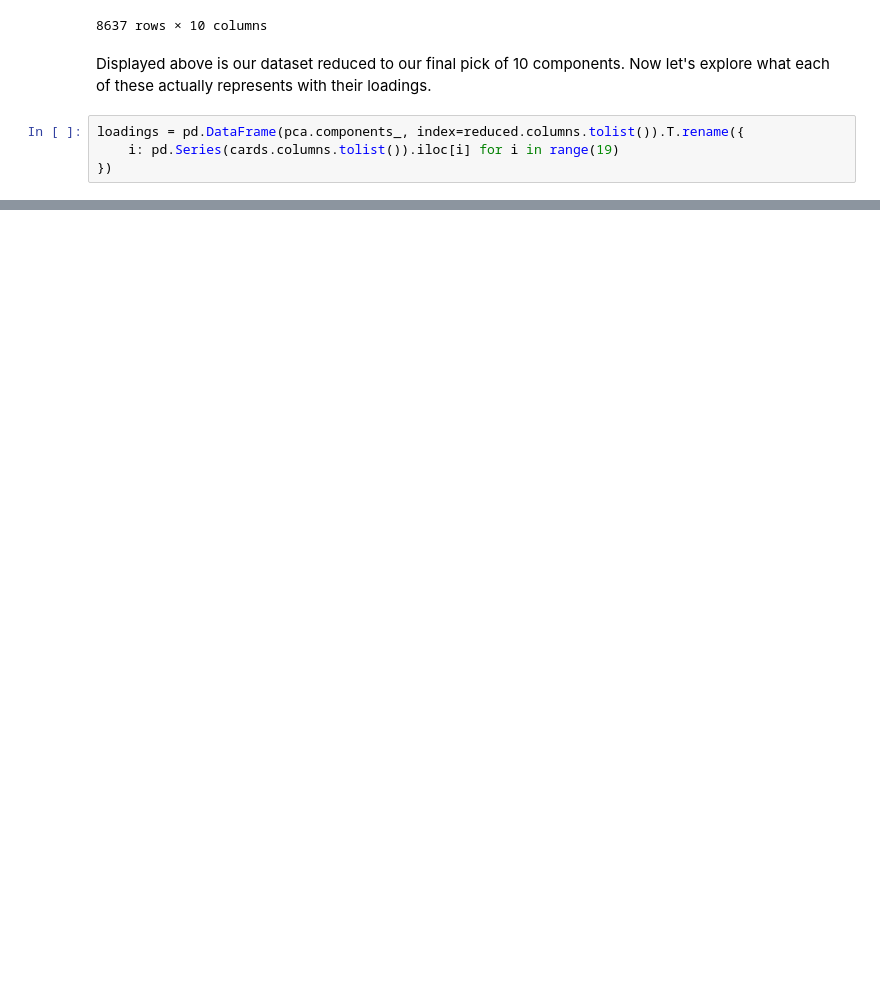
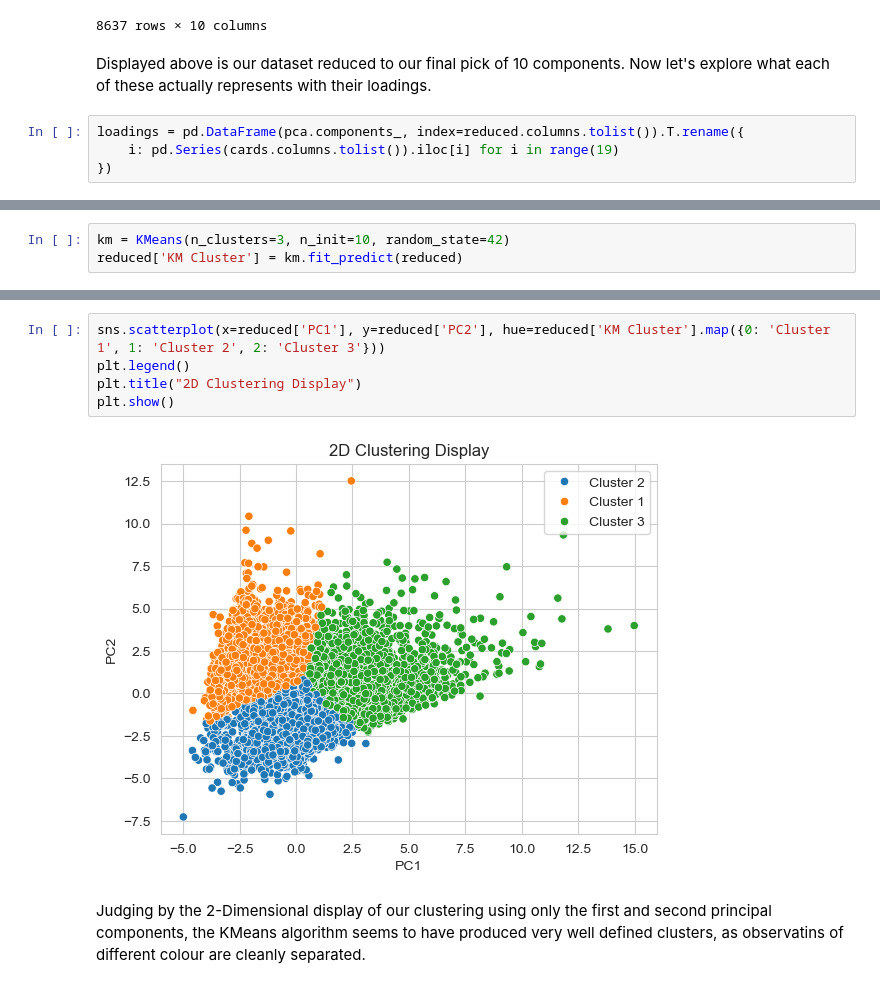
Before and after one commit to Kamsi01/customer-segmentation, a Jupyter notebook: customer segmentation.ipynb, the cells around one changed output, grey strips where cells are left out. Drawn from its saved outputs; the diff is of its cells as text; blank space fills up the shorter version.

```diff
--- a/customer segmentation.ipynb
+++ b/customer segmentation.ipynb
@@ -448,0 +512,3 @@ loadings
+# %%
+km = KMeans(n_clusters=3, n_init=10, random_state=42)
+reduced['KM Cluster'] = km.fit_predict(reduced)
@@ -448,0 +531,9 @@ loadings
+# %%
+sns.scatterplot(x=reduced['PC1'], y=reduced['PC2'], hue=reduced['KM Cluster'].map({0: 'Cluster 1', 1: 'Cluster 2', 2: 'Cluster 3'}))
+plt.legend()
+plt.title("2D Clustering Display")
+plt.show()
+# %% [output]
+[figure, added]
+# %% [markdown]
+Judging by the 2-Dimensional display of our clustering using only the first and second principal components, the KMeans algorithm seems to have produced very well defined clusters, as observatins of different colour are cleanly separated.
```
Also changed, not shown: parts of 28 cells of this notebook.
